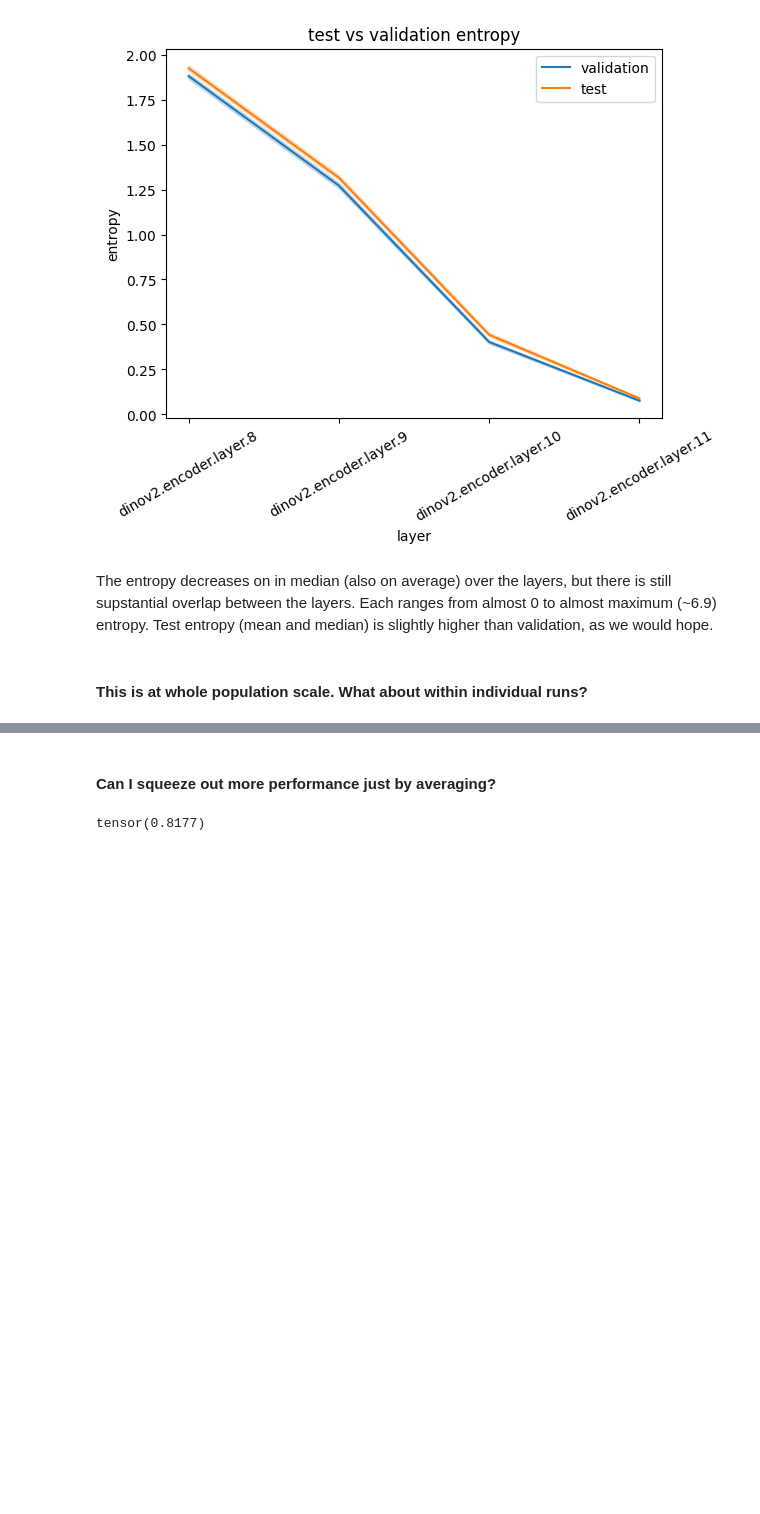
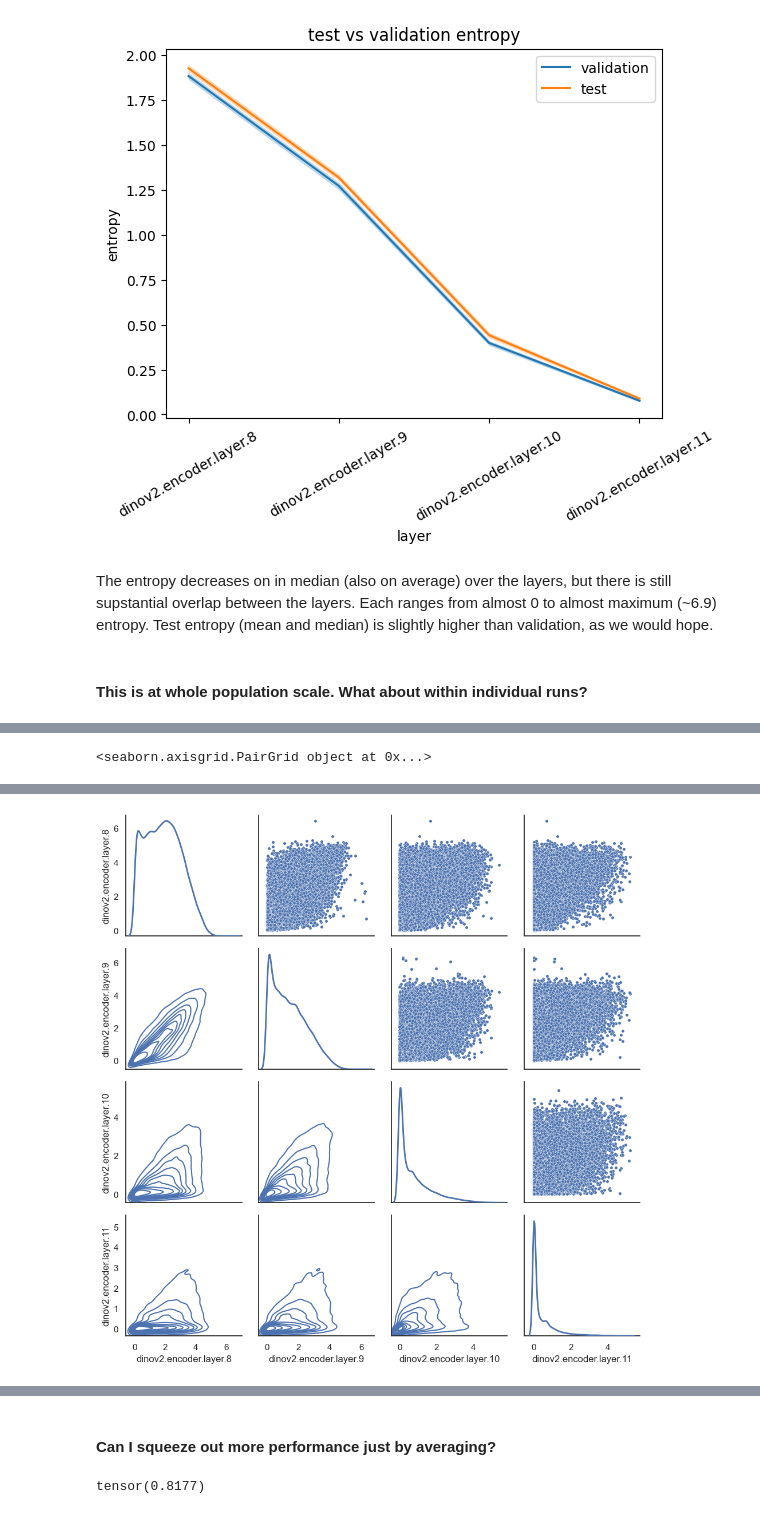
Before and after one commit to lrast/CLSTokenAnalysis, a Jupyter notebook: 1.1.5-decoder_train.ipynb, the cells around one changed output, grey strips where cells are left out. Drawn from its saved outputs; the diff is of its cells as text; code cells hidden in the pictures; blank space fills up the shorter version.

Commit message:
more results and ideas, need to refactor away from hooks due to apparent bug causing high memory usage.

```diff
--- a/1.1.5-decoder_train.ipynb
+++ b/1.1.5-decoder_train.ipynb
@@ -265,3 +360,18 @@ Text(0.5, 1.0, 'test vs validation entropy')
 The entropy decreases on in median (also on average) over the layers, but there is still supstantial overlap between the layers. Each ranges from almost 0 to almost maximum (~6.9) entropy. Test entropy (mean and median) is slightly higher than validation, as we would hope.
 # %% [markdown]
 #### This is at whole population scale. What about within individual runs?
+# %%
+all_entropies = {}
+
+for layer in results_val.keys():
+    if layer == 'label':
+        continue
+    all_entropies[layer] = rowwise_entropy(results_val[layer])
+
+sample_entropy = pd.DataFrame(all_entropies)
+# %%
+g = sns.PairGrid(sample_entropy, diag_sharey=False)
+g.map_upper(sns.scatterplot, s=15)
+g.map_lower(sns.kdeplot)
+g.map_diag(sns.kdeplot, lw=2)
+# %% [output]
@@ -267,0 +379 @@ The entropy decreases on in median (also on average) over the layers, but there
+<seaborn.axisgrid.PairGrid object at 0x...>
@@ -267,0 +381 @@ The entropy decreases on in median (also on average) over the layers, but there
+[figure, added]
```
Also changed, not shown: parts of 33 cells of this notebook, 3 other files.
